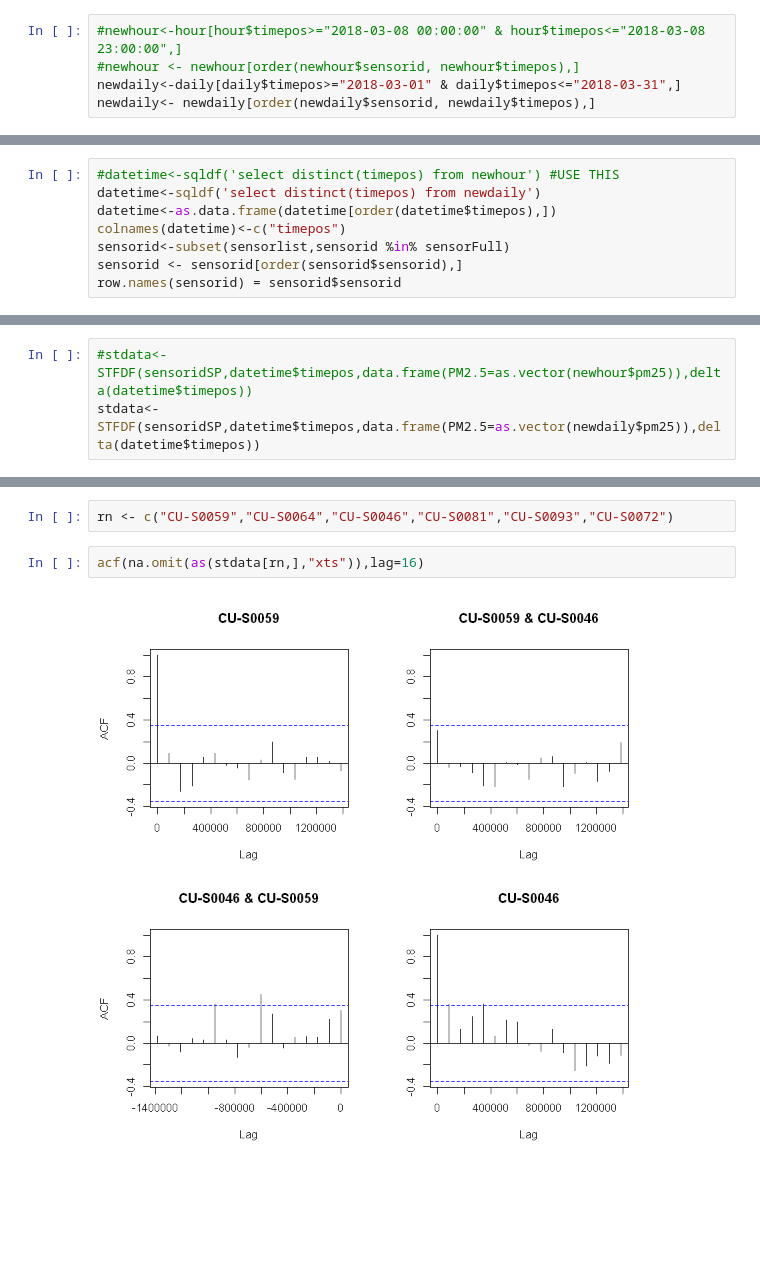
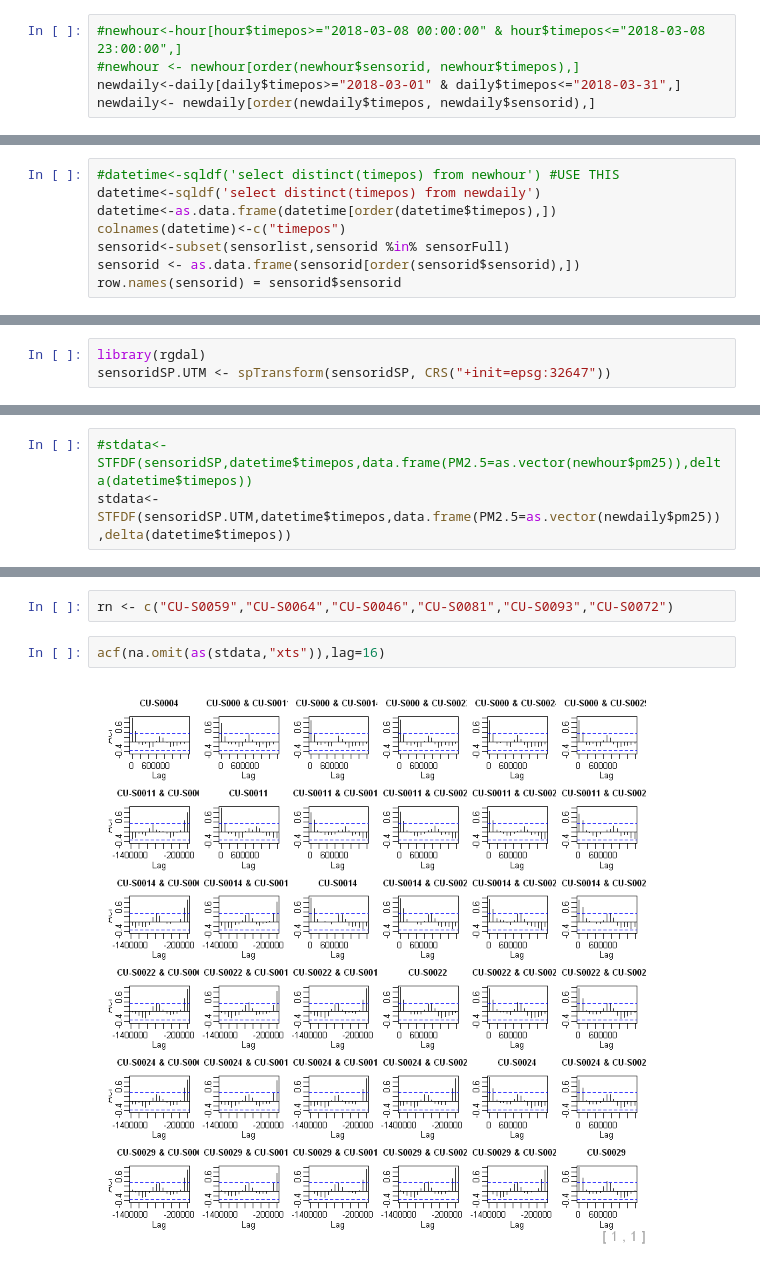
Before and after one commit to Maplub/Jupyter, a Jupyter notebook: st_variogram.ipynb, the cells around one changed output, grey strips where cells are left out. Cells and saved outputs as stored; diff of their text form; blank space fills up the shorter version.

```diff
--- a/st_variogram.ipynb
+++ b/st_variogram.ipynb
@@ -91,7 +91,7 @@ Select only one day, then order it by sensorid and timepos respectively.
 #newhour<-hour[hour$timepos>="2018-03-08 00:00:00" & hour$timepos<="2018-03-08 23:00:00",]
 #newhour <- newhour[order(newhour$sensorid, newhour$timepos),]
 newdaily<-daily[daily$timepos>="2018-03-01" & daily$timepos<="2018-03-31",]
-newdaily<- newdaily[order(newdaily$sensorid, newdaily$timepos),]
+newdaily<- newdaily[order(newdaily$timepos, newdaily$sensorid),]
 # %% [markdown]
 Count number of rows per id to check the completeness of data. เช็คว่าข้อมูลทุก sensor มีครบ 24 ชั่วโมงหรือไม่
 # %%
@@ -142,5 +148,5 @@ datetime<-sqldf('select distinct(timepos) from newdaily')
 datetime<-as.data.frame(datetime[order(datetime$timepos),])
 colnames(datetime)<-c("timepos")
 sensorid<-subset(sensorlist,sensorid %in% sensorFull)
-sensorid <- sensorid[order(sensorid$sensorid),]
+sensorid <- as.data.frame(sensorid[order(sensorid$sensorid),])
 row.names(sensorid) = sensorid$sensorid
@@ -153,0 +165,3 @@ sensoridSP <- SpatialPoints(sensorid@coords,CRS("+init=epsg:4326"))
+# %%
+library(rgdal)
+sensoridSP.UTM <- spTransform(sensoridSP, CRS("+init=epsg:32647"))
@@ -156,6 +179,6 @@ Create spatio-temporal using STFDF function from spacetime library
 STFDF ข้อมูลจะแหว่งไม่ได้เลย
 # %%
 #stdata<-STFDF(sensoridSP,datetime$timepos,data.frame(PM2.5=as.vector(newhour$pm25)),delta(datetime$timepos))
-stdata<-STFDF(sensoridSP,datetime$timepos,data.frame(PM2.5=as.vector(newdaily$pm25)),delta(datetime$timepos))
+stdata<-STFDF(sensoridSP.UTM,datetime$timepos,data.frame(PM2.5=as.vector(newdaily$pm25)),delta(datetime$timepos))
 # %% [markdown]
 Then plot it
@@ -193,6 +225,6 @@ proj4string :
 # %%
 rn <- c("CU-S0059","CU-S0064","CU-S0046","CU-S0081","CU-S0093","CU-S0072")
 # %%
-acf(na.omit(as(stdata[rn,],"xts")),lag=16)
+acf(na.omit(as(stdata,"xts")),lag=16)
 # %% [output]
-[figure, old version]
+[figure, new version]
```
Also changed, not shown: parts of 15 cells of this notebook.
